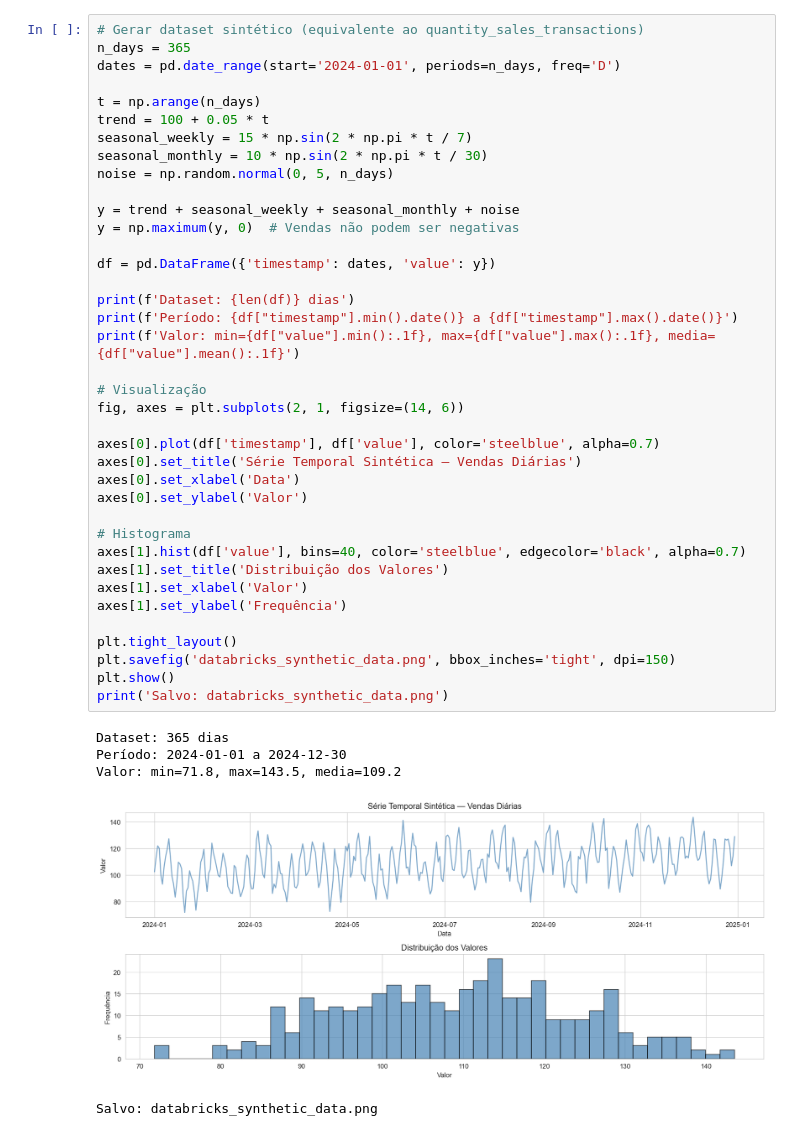
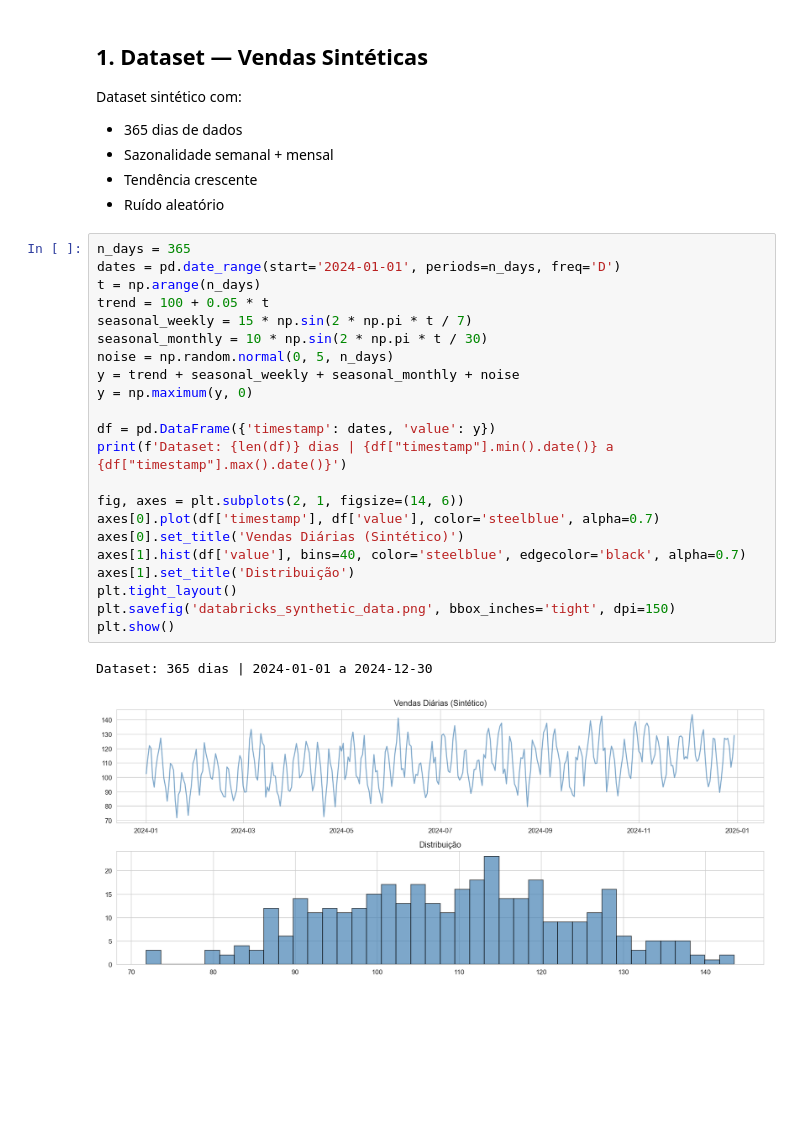
Before and after one commit to PedroM2626/mlops-experiments, a Jupyter notebook: experiments/databricks-forecast-local-equivalent.ipynb, the cells around one changed output. Drawn from its saved outputs; the diff is of its cells as text; blank space fills up the shorter version.

```diff
--- a/experiments/databricks-forecast-local-equivalent.ipynb
+++ b/experiments/databricks-forecast-local-equivalent.ipynb
@@ -118,45 +65,34 @@ Onde:
+# %% [markdown]
+## 1. Dataset — Vendas Sintéticas
+
+Dataset sintético com:
+- 365 dias de dados
+- Sazonalidade semanal + mensal
+- Tendência crescente
+- Ruído aleatório
 # %%
-# Gerar dataset sintético (equivalente ao quantity_sales_transactions)
 n_days = 365
 dates = pd.date_range(start='2024-01-01', periods=n_days, freq='D')
-
 t = np.arange(n_days)
 trend = 100 + 0.05 * t
 seasonal_weekly = 15 * np.sin(2 * np.pi * t / 7)
 seasonal_monthly = 10 * np.sin(2 * np.pi * t / 30)
 noise = np.random.normal(0, 5, n_days)
-
 y = trend + seasonal_weekly + seasonal_monthly + noise
-y = np.maximum(y, 0)  # Vendas não podem ser negativas
+y = np.maximum(y, 0)
 
 df = pd.DataFrame({'timestamp': dates, 'value': y})
+print(f'Dataset: {len(df)} dias | {df["timestamp"].min().date()} a {df["timestamp"].max().date()}')
 
-print(f'Dataset: {len(df)} dias')
-print(f'Período: {df["timestamp"].min().date()} a {df["timestamp"].max().date()}')
-print(f'Valor: min={df["value"].min():.1f}, max={df["value"].max():.1f}, media={df["value"].mean():.1f}')
-
-# Visualização
 fig, axes = plt.subplots(2, 1, figsize=(14, 6))
-
 axes[0].plot(df['timestamp'], df['value'], color='steelblue', alpha=0.7)
-axes[0].set_title('Série Temporal Sintética — Vendas Diárias')
-axes[0].set_xlabel('Data')
-axes[0].set_ylabel('Valor')
-
-# Histograma
+axes[0].set_title('Vendas Diárias (Sintético)')
 axes[1].hist(df['value'], bins=40, color='steelblue', edgecolor='black', alpha=0.7)
-axes[1].set_title('Distribuição dos Valores')
-axes[1].set_xlabel('Valor')
-axes[1].set_ylabel('Frequência')
-
+axes[1].set_title('Distribuição')
 plt.tight_layout()
 plt.savefig('databricks_synthetic_data.png', bbox_inches='tight', dpi=150)
 plt.show()
-print('Salvo: databricks_synthetic_data.png')
 # %% [output]
-Dataset: 365 dias
-Período: 2024-01-01 a 2024-12-30
-Valor: min=71.8, max=143.5, media=109.2
+Dataset: 365 dias | 2024-01-01 a 2024-12-30
-[figure, old version]
+[figure, new version]
-Salvo: databricks_synthetic_data.png
 # %%
```
Also changed, not shown: parts of 20 cells of this notebook, 3 other files.
